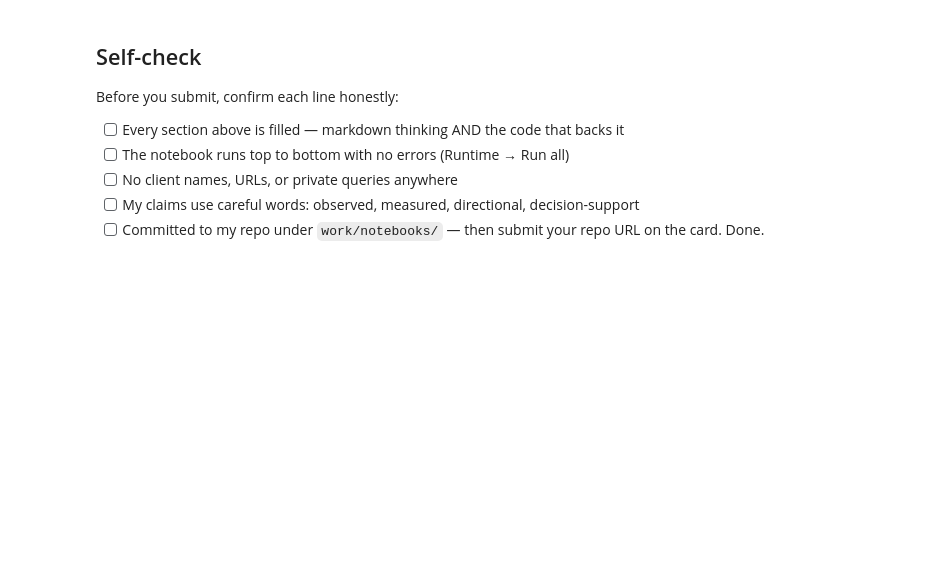
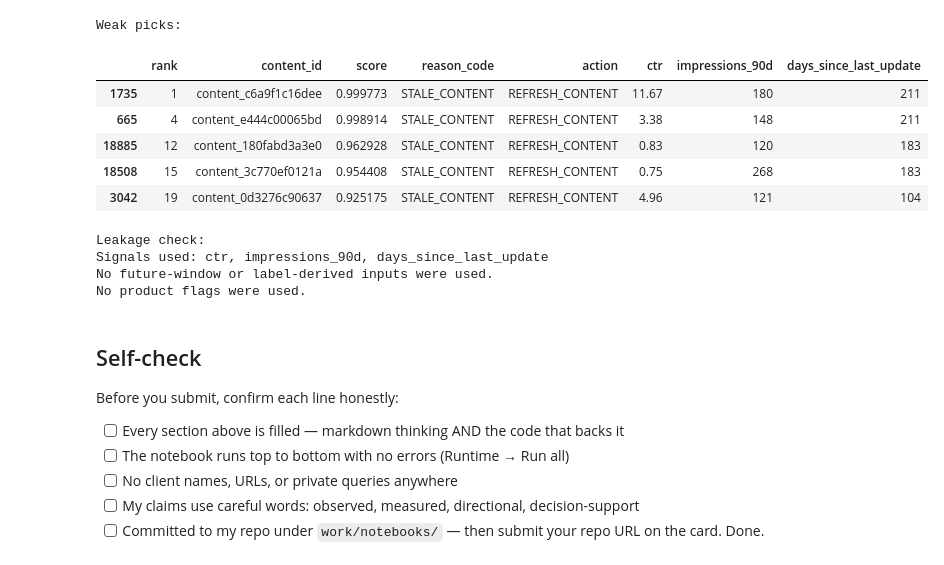
Before and after one commit to usmanumer038/ml-internship-work, a Jupyter notebook: work/notebooks/w04_baseline_score.ipynb, the cells around one changed output. Saved outputs shown, nothing was run; the diff lists cells and outputs as text; code cells hidden in the pictures; blank space fills up the shorter version.

```diff
--- a/work/notebooks/w04_baseline_score.ipynb
+++ b/work/notebooks/w04_baseline_score.ipynb
@@ -37,3 +146,23 @@ This skeleton is yours to fill. Work the sections **in order** — each one has
+# %%
+print("Weak picks:")
+display(out[out["impressions_90d"] < 300].head(5))
+
+print("\nLeakage check:")
+print("Signals used: ctr, impressions_90d, days_since_last_update")
+print("No future-window or label-derived inputs were used.")
+print("No product flags were used.")
+# %% [output]
+Weak picks:
+|  | rank | content_id | score | reason_code | action | ctr | impressions_90d | days_since_last_update |
+| 1735 | 1 | content_c6a9f1c16dee | 0.999773 | STALE_CONTENT | REFRESH_CONTENT | 11.67 | 180 | 211 |
+| 665 | 4 | content_e444c00065bd | 0.998914 | STALE_CONTENT | REFRESH_CONTENT | 3.38 | 148 | 211 |
+| 18885 | 12 | content_180fabd3a3e0 | 0.962928 | STALE_CONTENT | REFRESH_CONTENT | 0.83 | 120 | 183 |
+| 18508 | 15 | content_3c770ef0121a | 0.954408 | STALE_CONTENT | REFRESH_CONTENT | 0.75 | 268 | 183 |
+| 3042 | 19 | content_0d3276c90637 | 0.925175 | STALE_CONTENT | REFRESH_CONTENT | 4.96 | 121 | 104 |
+Leakage check:
+Signals used: ctr, impressions_90d, days_since_last_update
+No future-window or label-derived inputs were used.
+No product flags were used.
 # %% [markdown]
 ## Self-check
 
```
Also changed, not shown: parts of 15 cells of this notebook.
